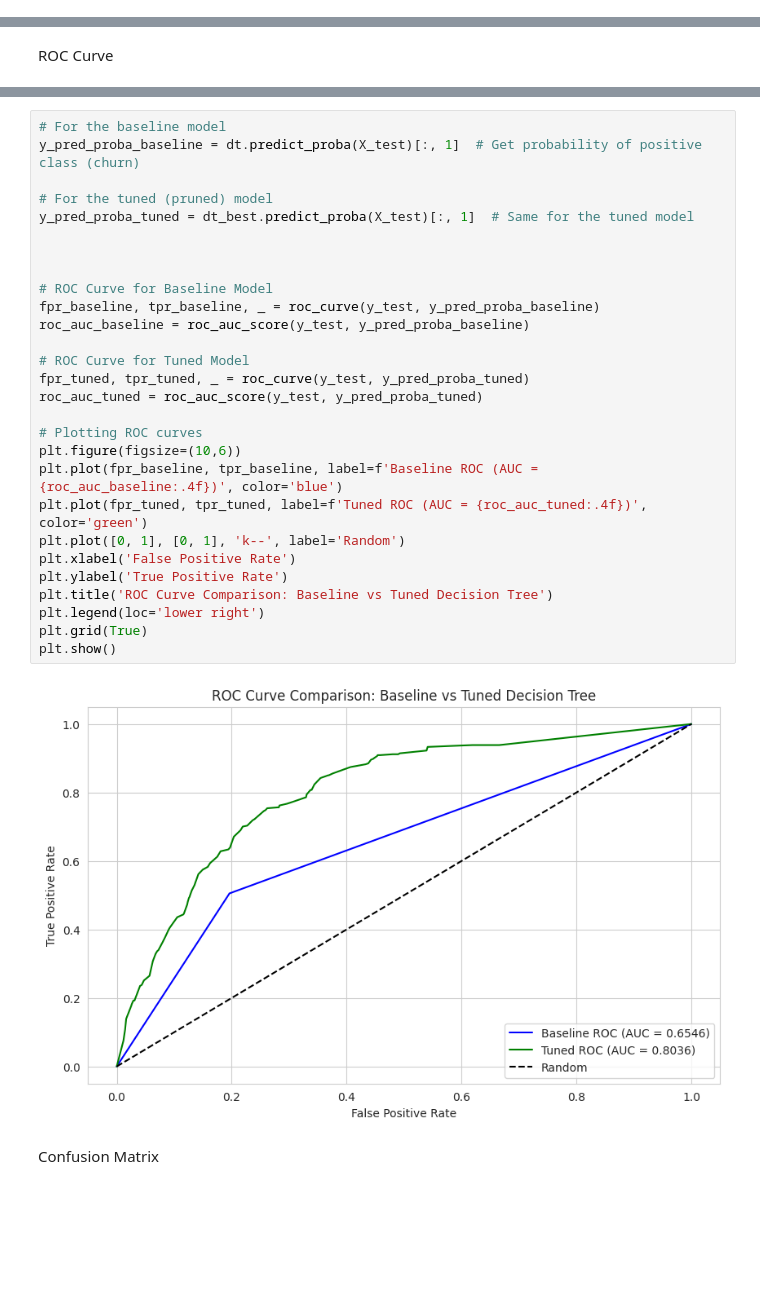
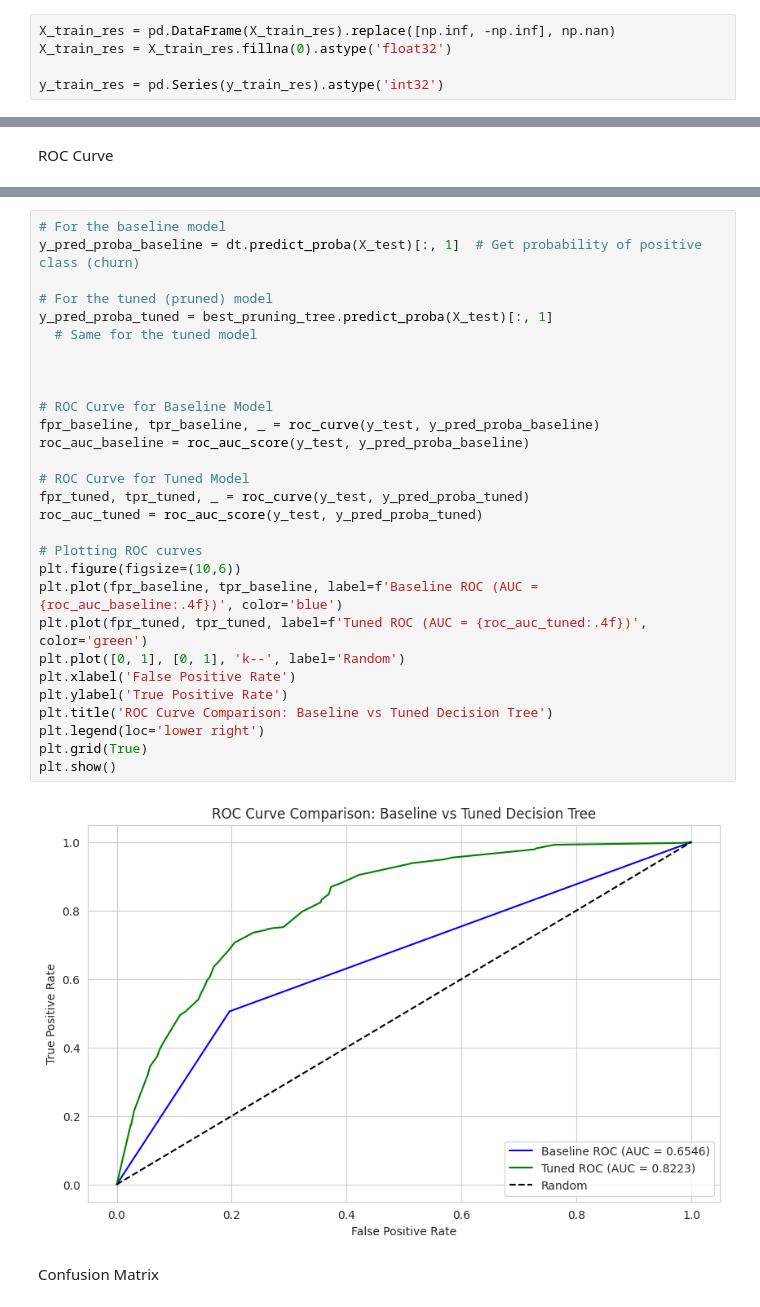
Before and after one commit to sanulisiya/Telco-churn-prediction20231263, a Jupyter notebook: Machine_Learning_Coursework.ipynb, the cells around one changed output, grey strips where cells are left out. Drawn from its saved outputs; the diff is of its cells as text; blank space fills up the shorter version.

```diff
--- a/Machine_Learning_Coursework.ipynb
+++ b/Machine_Learning_Coursework.ipynb
@@ -815,3 +820,8 @@ Churn
 0    50.0
 1    50.0
 Name: count, dtype: float64%
+# %%
+X_train_res = pd.DataFrame(X_train_res).replace([np.inf, -np.inf], np.nan)
+X_train_res = X_train_res.fillna(0).astype('float32')
+
+y_train_res = pd.Series(y_train_res).astype('int32')
@@ -951,33 +988,34 @@ ROC Curve
 # %%
 # For the baseline model
 y_pred_proba_baseline = dt.predict_proba(X_test)[:, 1]  # Get probability of positive class (churn)
 
 # For the tuned (pruned) model
-y_pred_proba_tuned = dt_best.predict_proba(X_test)[:, 1]  # Same for the tuned model
+y_pred_proba_tuned = best_pruning_tree.predict_proba(X_test)[:, 1]
+  # Same for the tuned model
 
 
 
 # ROC Curve for Baseline Model
 fpr_baseline, tpr_baseline, _ = roc_curve(y_test, y_pred_proba_baseline)
 roc_auc_baseline = roc_auc_score(y_test, y_pred_proba_baseline)
 
 # ROC Curve for Tuned Model
 fpr_tuned, tpr_tuned, _ = roc_curve(y_test, y_pred_proba_tuned)
 roc_auc_tuned = roc_auc_score(y_test, y_pred_proba_tuned)
 
 # Plotting ROC curves
 plt.figure(figsize=(10,6))
 plt.plot(fpr_baseline, tpr_baseline, label=f'Baseline ROC (AUC = {roc_auc_baseline:.4f})', color='blue')
 plt.plot(fpr_tuned, tpr_tuned, label=f'Tuned ROC (AUC = {roc_auc_tuned:.4f})', color='green')
 plt.plot([0, 1], [0, 1], 'k--', label='Random')
 plt.xlabel('False Positive Rate')
 plt.ylabel('True Positive Rate')
 plt.title('ROC Curve Comparison: Baseline vs Tuned Decision Tree')
 plt.legend(loc='lower right')
 plt.grid(True)
 plt.show()
 # %% [output]
-[figure, old version]
+[figure, new version]
 # %% [markdown]
 Confusion Matrix
 # %%
```
Also changed, not shown: parts of 34 cells of this notebook.
